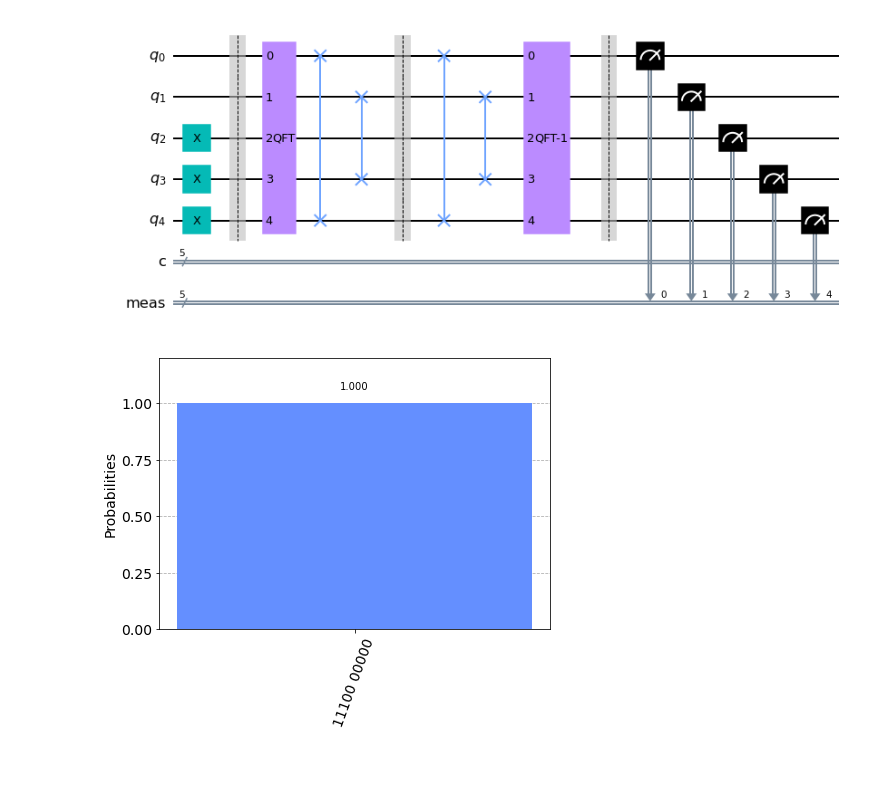
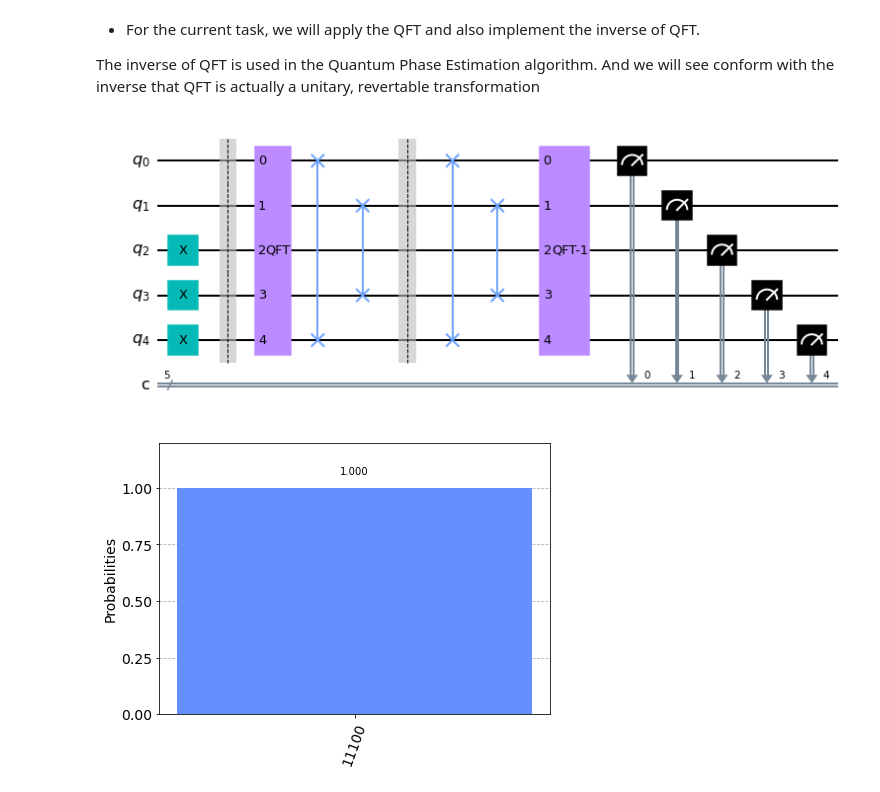
Before and after one commit to dkoytrom/quantum_computing, a Jupyter notebook: basic_concepts/quantum_fourier_transform.ipynb, the cells around one changed output. Drawn from its saved outputs; the diff is of its cells as text; code cells hidden in the pictures; blank space fills up the shorter version.

Commit message:
Implement some basic and very important quantum algorithms like qft, qpe, bernstein-vazirani and quantum counting

```diff
--- a/basic_concepts/quantum_fourier_transform.ipynb
+++ b/basic_concepts/quantum_fourier_transform.ipynb
@@ -23,13 +58,15 @@ def qft(circuit, qubit_start, qubit_end) :
     # apply hadamard gate
     circuit.h(qubit_start)
 
-    phase = 1
+    # start with phase power equal to 1
+    phase_power = 1
 
     for qubit in range(qubit_start + 1, qubit_end + 1) :
         # apply controlled phase rotation gate
-        # circuit.cp(np.pi / 2**(qubit), qubit, qubit_start, label = 'R')
-        circuit.cp(np.pi / 2**(phase), qubit_start, qubit, label = 'R')
-        phase += 1
+        circuit.cp(np.pi / 2**(phase_power), qubit_start, qubit, label = 'R')
+
+        # increase phase power
+        phase_power += 1
 
 
     qubit_start += 1
@@ -44,30 +81,37 @@ def qft(circuit, qubit_start, qubit_end) :
 def swap_qubits(circuit, num_qubits) :
     for qubit in range(num_qubits // 2):
         circuit.swap(qubit, num_qubits - qubit - 1)
+# %% [markdown]
+* For the current task, we will apply the QFT and also implement the inverse of QFT.
+
+The inverse of QFT is used in the Quantum Phase Estimation algorithm. And we will see conform with the inverse that QFT is actually a unitary, revertable transformation
 # %%
 from qiskit.circuit.library import QFT
 
 # apply qft
 qft_circ = QuantumCircuit(5)
 qft(qft_circ, 0, 4)
 circuit.compose(qft_circ.to_gate(label = 'QFT'), inplace = True)
 swap_qubits(circuit, 5)
 
 circuit.barrier()
 
+# swap qubits
 swap_qubits(circuit, 5)
 
 # apply inverse qft to see if resetting is correct
 inverse_circ = qft_circ.inverse()
 
+# add inverse qft as a quantum gate in the circuit
 circuit.compose(inverse_circ.to_gate(label = 'QFT-1'), inplace = True)
 
-circuit.measure_all()
+# measure all qubits
+circuit.measure(range(5), range(5))
 
 %matplotlib inline
 circuit.draw(output = 'mpl')
 # %% [output]
-[figure, old version]
+[figure, new version]
 # %%
 # simulate the circuit
 from qiskit import Aer
@@ -80,4 +124,4 @@ counts = result.get_counts()
 
 plot_histogram(counts)
 # %% [output]
-[figure, old version]
+[figure, new version]
```
Also changed, not shown: parts of 4 cells of this notebook, 3 other files.
